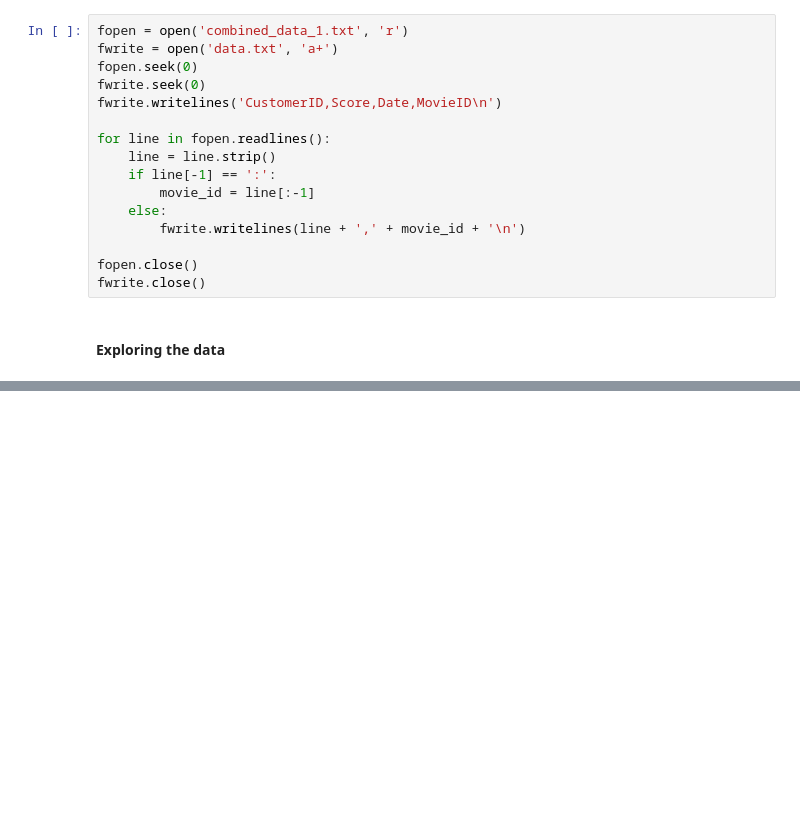
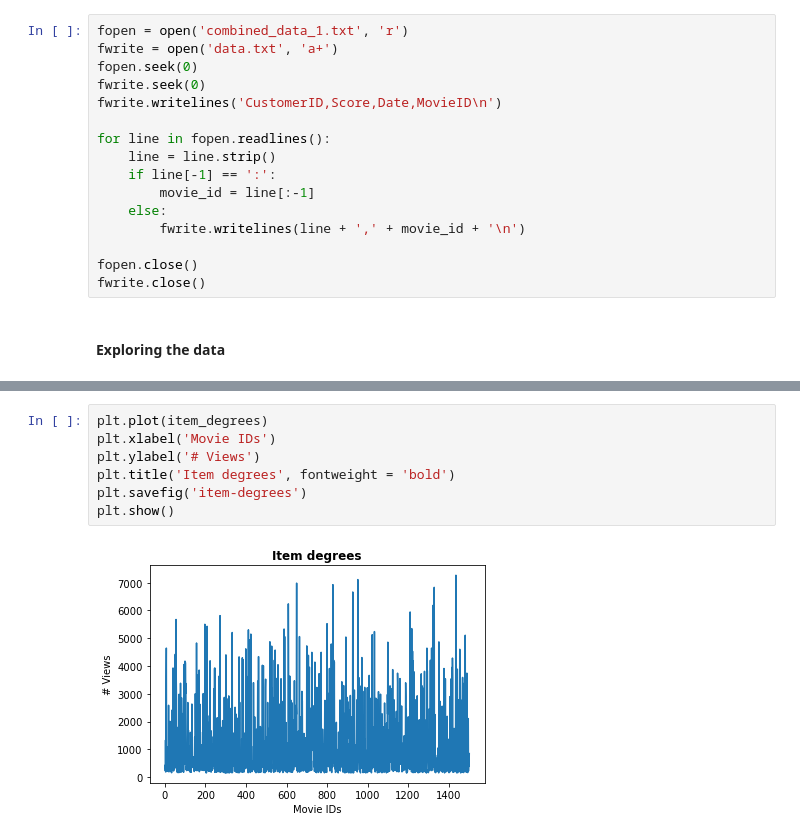
Before and after one commit to aravind-gk/RecSysAttack, a Jupyter notebook: netflix/netflix.ipynb, the cells around one changed output, grey strips where cells are left out. Drawn from its saved outputs; the diff is of its cells as text; blank space fills up the shorter version.

```diff
--- a/netflix/netflix.ipynb
+++ b/netflix/netflix.ipynb
@@ -45,0 +387,9 @@ fwrite.close()
+# %%
+plt.plot(item_degrees)
+plt.xlabel('Movie IDs')
+plt.ylabel('# Views')
+plt.title('Item degrees', fontweight = 'bold')
+plt.savefig('item-degrees')
+plt.show()
+# %% [output]
+[figure, added]
```
Also changed, not shown: parts of 33 cells of this notebook, 4 other files.
